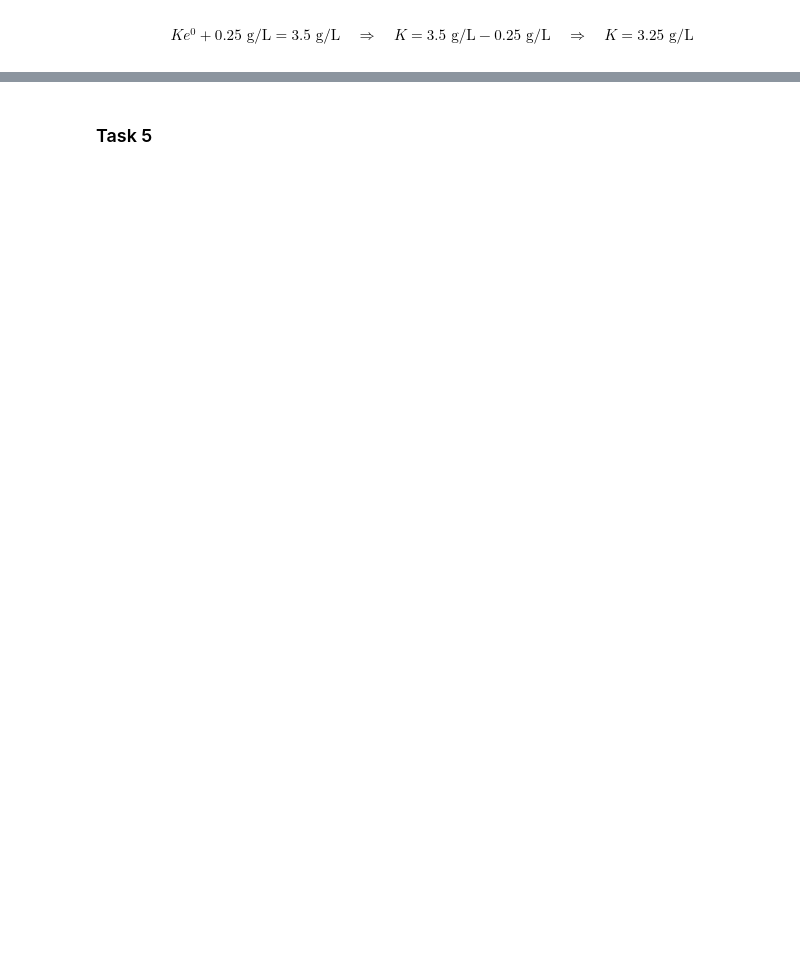
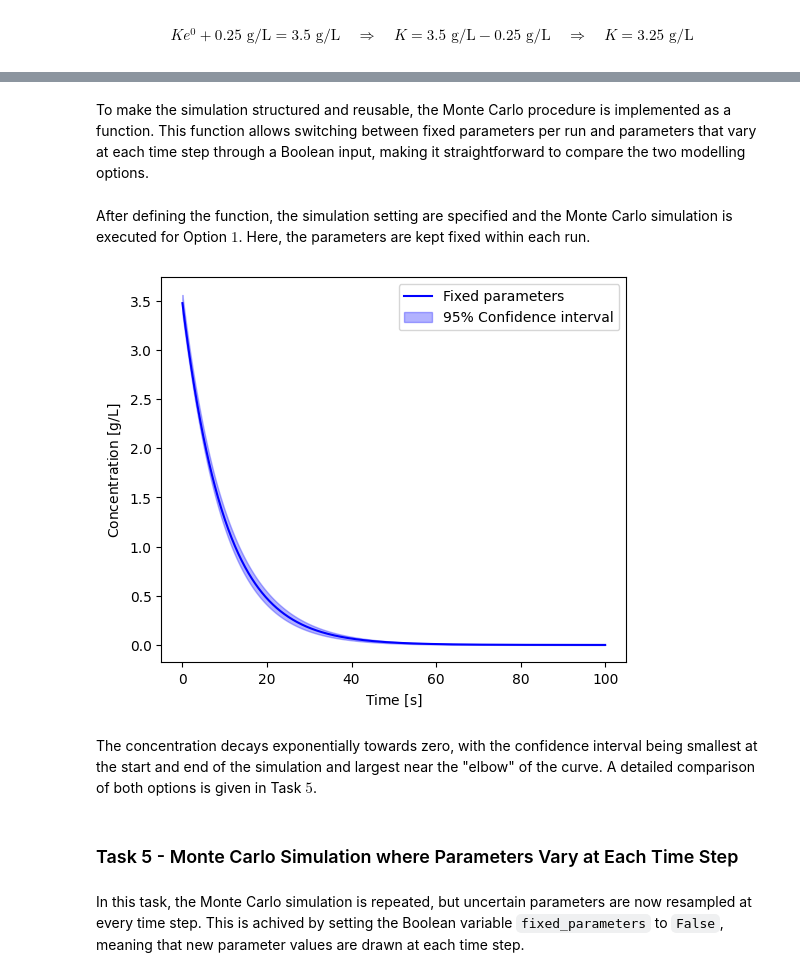
Before and after one commit to simengaasland/MOD510-Projects, a Jupyter notebook: Project 4/Project4_Report.ipynb, the cells around one changed output, grey strips where cells are left out. Cells and saved outputs as stored; diff of their text form; code cells hidden in the pictures; blank space fills up the shorter version.

```diff
--- a/Project 4/Project4_Report.ipynb
+++ b/Project 4/Project4_Report.ipynb
@@ -75,0 +151,2 @@ $$p = 1 - e^{-\frac{Q_{out}}{V} \Delta t} \quad \Rightarrow \quad p = 1 - e^{-0.
+# %% [markdown]
+To make the simulation structured and reusable, the Monte Carlo procedure is implemented as a function. This function allows switching between fixed parameters per run and parameters that vary at each time step through a Boolean input, making it straightforward to compare the two modelling options.
@@ -76,28 +222,39 @@ $$p = 1 - e^{-\frac{Q_{out}}{V} \Delta t} \quad \Rightarrow \quad p = 1 - e^{-0.
+# %% [markdown]
+After defining the function, the simulation setting are specified and the Monte Carlo simulation is executed for Option $1$. Here, the parameters are kept fixed within each run.
 # %%
-import numpy as np
-from numpy import random as rnd
-
-r_seed = 18
+#Simulation settings (100s simulated with 1000 timesteps)
 n_runs = 100
 n_steps = 1000
-dt = 0.1
-concentration_history = np.zeros((n_runs, n_steps))
+t_start = 0
+t_final = 100
 
-for run in range(n_runs):
-    v = rnd.uniform(950, 1050)
-    q_out = q_in = rnd.uniform(95, 105)
-    c_in = 0.0
-    c = rnd.uniform(3.4, 3.6)
+#For task 4: Fixed parameter per run
+fixed_parameters = True
 
-    for t in range(n_steps):
-        p = 1 - np.exp((-q_out / v) * dt)
-        c = c * (1 - p) + c_in * p
-        concentration_history[run, t] = c
-
-c_mean_op1 = np.mean(concentration_history, axis = 0)
-c_std_op1 = np.std(concentration_history, axis = 0)
-ci_lower_op1 = c_mean_op1- 1.96 * (c_std_op1 / np.sqrt(n_runs))
-ci_upper_op1 = c_mean_op1 + 1.96 * (c_std_op1 / np.sqrt(n_runs))
+#Perform Monte Carlo simulation
+(c_mean_op1,
+ c_std_op1,
+ ci_lower_op1,
+ ci_upper_op1
+) = monte_carlo_simulation(t_start, t_final, n_runs, n_steps, fixed_parameters)
+# %%
+#Plotting the result
+import matplotlib.pyplot as plt
+time = np.linspace(t_start, t_final, n_steps)
+
+plt.figure(figsize=(6, 5))
+plt.plot(time, c_mean_op1, color = 'blue',label = 'Fixed parameters')
+plt.fill_between(time, ci_lower_op1, ci_upper_op1, alpha=0.3, color = 'blue', label = "95% Confidence interval")
+plt.legend()
+plt.ylabel(r'Concentration $[\text{g/L}]$')
+plt.xlabel(r'Time $[\text{s}]$')
+plt.show()
+# %% [output]
+[figure, added]
+# %% [markdown]
+The concentration decays exponentially towards zero, with the confidence interval being smallest at the start and end of the simulation and largest near the "elbow" of the curve. A detailed comparison of both options is given in Task $5$.
 # %% [markdown]
-### Task 5
+### Task 5 - Monte Carlo Simulation where Parameters Vary at Each Time Step
+# %% [markdown]
+In this task, the Monte Carlo simulation is repeated, but uncertain parameters are now resampled at every time step. This is achived by setting the Boolean variable `fixed_parameters` to `False`, meaning that new parameter values are drawn at each time step.
 # %%
```
Also changed, not shown: parts of 69 cells of this notebook.
